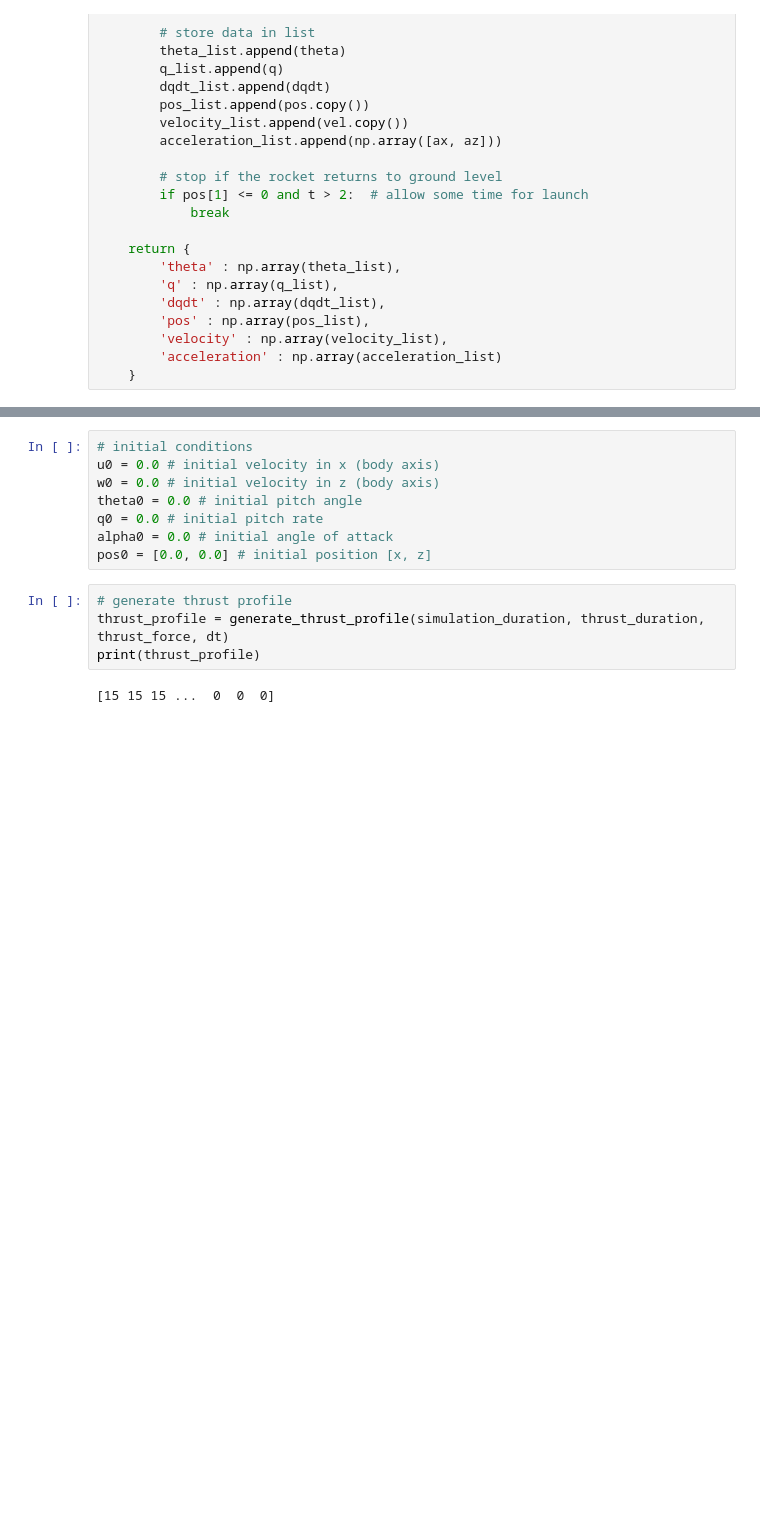
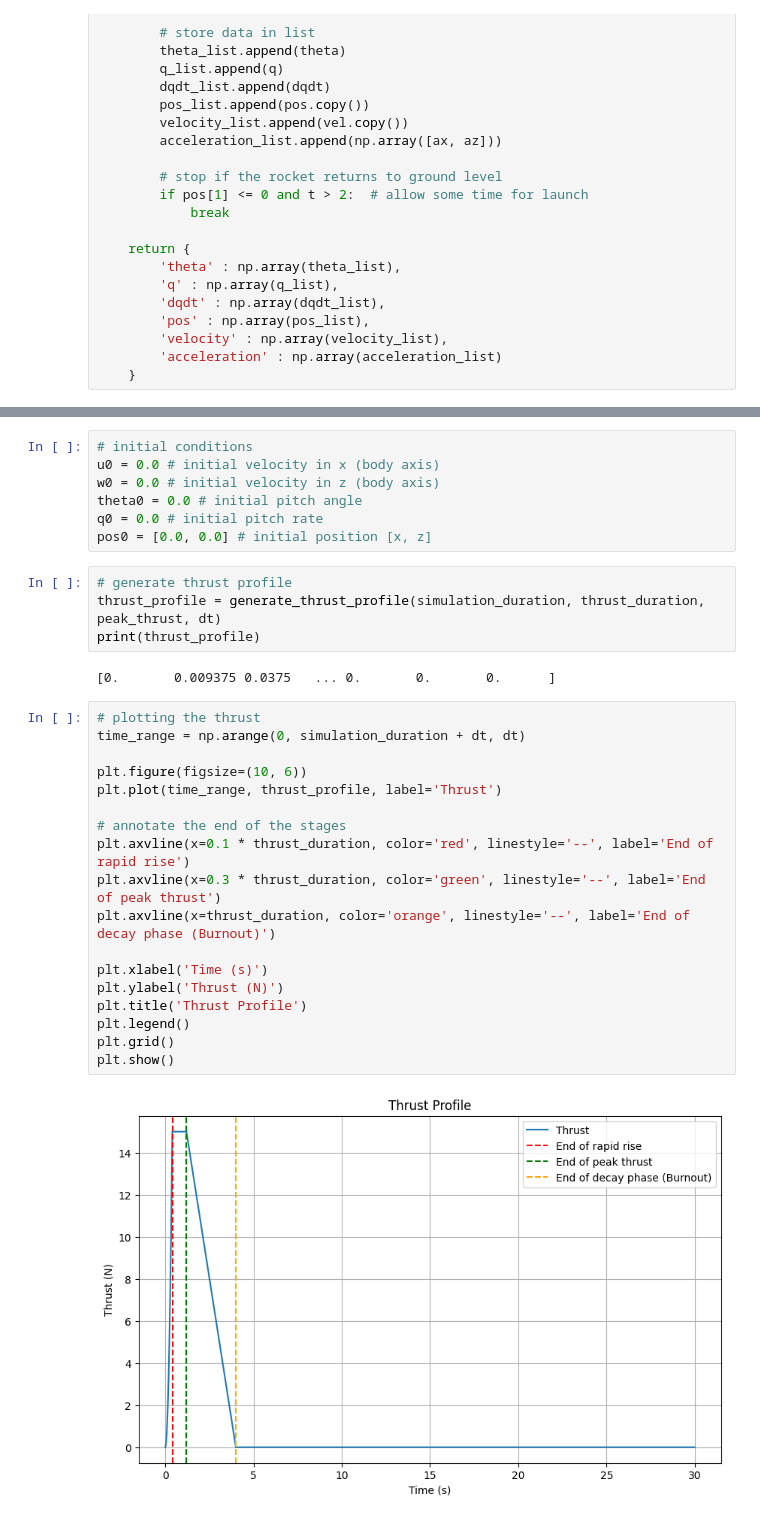
Before and after one commit to namberino/tvc-rocket-sim, a Jupyter notebook: sim.ipynb, the cells around one changed output, grey strips where cells are left out. Cells and saved outputs as stored; diff of their text form; blank space fills up the shorter version.

```diff
--- a/sim.ipynb
+++ b/sim.ipynb
@@ -92,14 +101,33 @@ u0 = 0.0 # initial velocity in x (body axis)
 w0 = 0.0 # initial velocity in z (body axis)
 theta0 = 0.0 # initial pitch angle
 q0 = 0.0 # initial pitch rate
-alpha0 = 0.0 # initial angle of attack
 pos0 = [0.0, 0.0] # initial position [x, z]
 # %%
 # generate thrust profile
-thrust_profile = generate_thrust_profile(simulation_duration, thrust_duration, thrust_force, dt)
+thrust_profile = generate_thrust_profile(simulation_duration, thrust_duration, peak_thrust, dt)
 print(thrust_profile)
 # %% [output]
-[15 15 15 ...  0  0  0]
+[0.       0.009375 0.0375   ... 0.       0.       0.      ]
+# %%
+# plotting the thrust
+time_range = np.arange(0, simulation_duration + dt, dt)
+
+plt.figure(figsize=(10, 6))
+plt.plot(time_range, thrust_profile, label='Thrust')
+
+# annotate the end of the stages
+plt.axvline(x=0.1 * thrust_duration, color='red', linestyle='--', label='End of rapid rise')
+plt.axvline(x=0.3 * thrust_duration, color='green', linestyle='--', label='End of peak thrust')
+plt.axvline(x=thrust_duration, color='orange', linestyle='--', label='End of decay phase (Burnout)')
+
+plt.xlabel('Time (s)')
+plt.ylabel('Thrust (N)')
+plt.title('Thrust Profile')
+plt.legend()
+plt.grid()
+plt.show()
+# %% [output]
+[figure, added]
 # %%
 # initialize forces and moments
 Fx = np.sin(gimbal_angle) * thrust_profile # horizontal thrust
```
Also changed, not shown: parts of 7 cells of this notebook.
